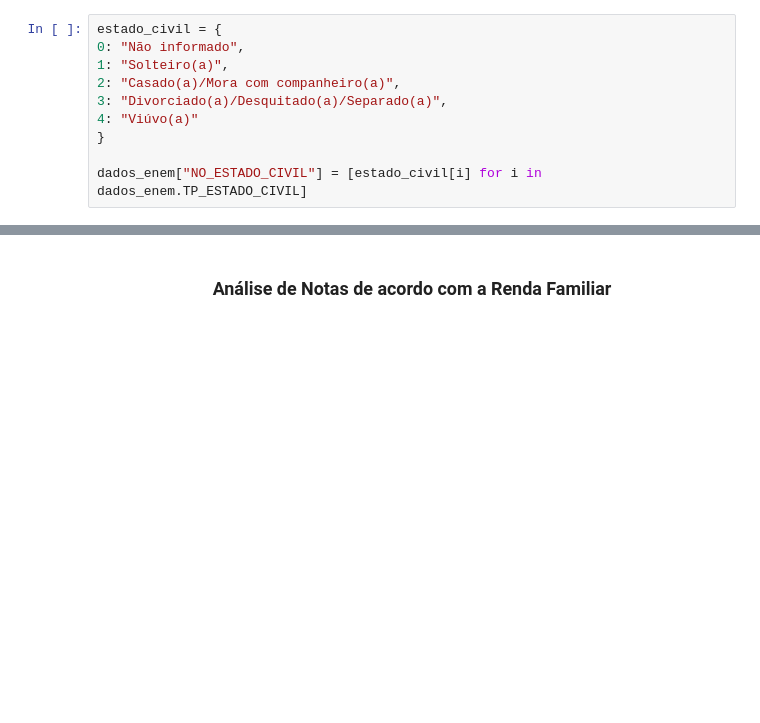
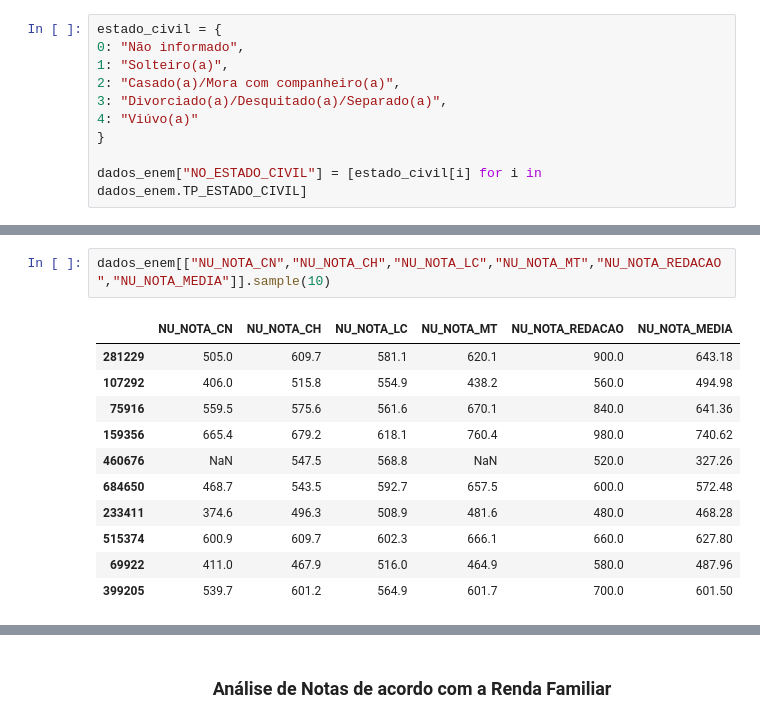
Before and after one commit to bebelparanhos/Enem_2019, a Jupyter notebook: Enem_2019.ipynb, the cells around one changed output, grey strips where cells are left out. Drawn from its saved outputs; the diff is of its cells as text; blank space fills up the shorter version.

```diff
--- a/Enem_2019.ipynb
+++ b/Enem_2019.ipynb
@@ -93,0 +160,14 @@ dados_enem["NO_ESTADO_CIVIL"] = [estado_civil[i] for i in dados_enem.TP_ESTADO_C
+# %%
+dados_enem[["NU_NOTA_CN","NU_NOTA_CH","NU_NOTA_LC","NU_NOTA_MT","NU_NOTA_REDACAO","NU_NOTA_MEDIA"]].sample(10)
+# %% [output]
+|  | NU_NOTA_CN | NU_NOTA_CH | NU_NOTA_LC | NU_NOTA_MT | NU_NOTA_REDACAO | NU_NOTA_MEDIA |
+| 281229 | 505.0 | 609.7 | 581.1 | 620.1 | 900.0 | 643.18 |
+| 107292 | 406.0 | 515.8 | 554.9 | 438.2 | 560.0 | 494.98 |
+| 75916 | 559.5 | 575.6 | 561.6 | 670.1 | 840.0 | 641.36 |
+| 159356 | 665.4 | 679.2 | 618.1 | 760.4 | 980.0 | 740.62 |
+| 460676 | NaN | 547.5 | 568.8 | NaN | 520.0 | 327.26 |
+| 684650 | 468.7 | 543.5 | 592.7 | 657.5 | 600.0 | 572.48 |
+| 233411 | 374.6 | 496.3 | 508.9 | 481.6 | 480.0 | 468.28 |
+| 515374 | 600.9 | 609.7 | 602.3 | 666.1 | 660.0 | 627.80 |
+| 69922 | 411.0 | 467.9 | 516.0 | 464.9 | 580.0 | 487.96 |
+| 399205 | 539.7 | 601.2 | 564.9 | 601.7 | 700.0 | 601.50 |
```
Also changed, not shown: parts of 24 cells of this notebook.
